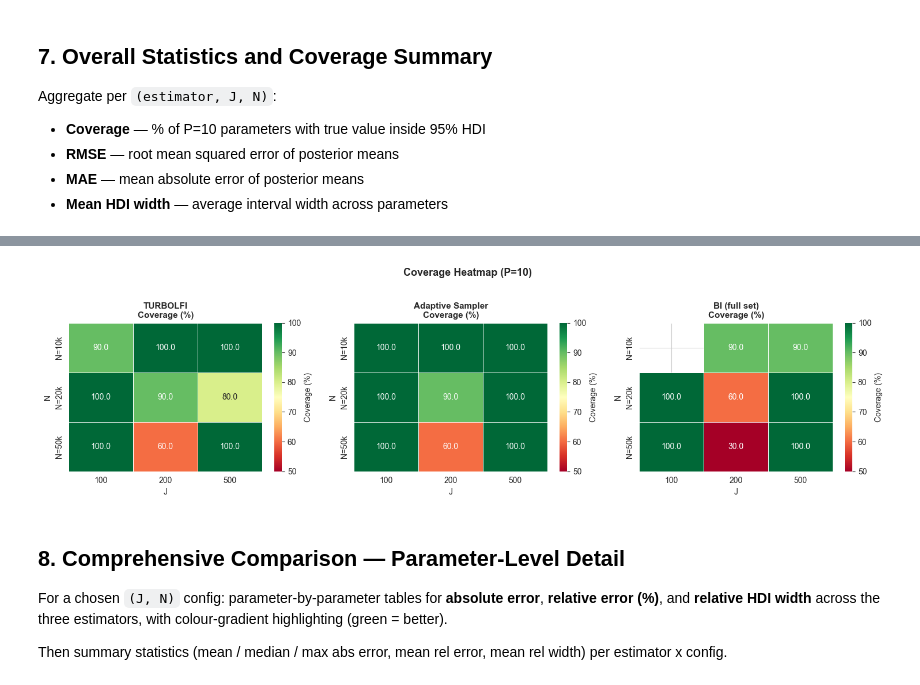
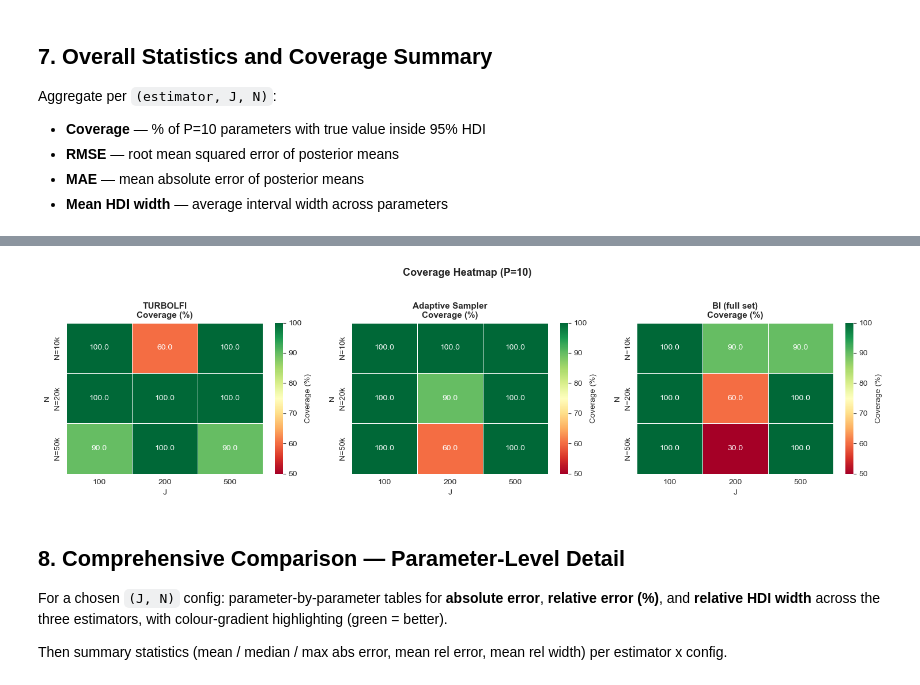
Before and after one commit to transp-or/TooManyAlternativesToHandle, a Jupyter notebook: results/compare_all_estimators.ipynb, the cells around one changed output, grey strips where cells are left out. Cells and saved outputs as stored; diff of their text form; code cells hidden in the pictures.

```diff
--- a/results/compare_all_estimators.ipynb
+++ b/results/compare_all_estimators.ipynb
@@ -41,12 +41,13 @@ MLE_SA_CSV = (
     / "mle_sa_comparison_ready_no_starting_betas.csv"
 )
 
-TURBOLFI_RESULTS_DIR = (
-    REPO_ROOT
-    / "results"
-    / "tubolfi_results"
-    / "all"
-)
+# Prefer completed local artifacts; retain the former cluster path as a fallback.
+TURBOLFI_RESULTS_DIR = REPO_ROOT / "TUBOLFI" / "final_result" / "SA"
+if not TURBOLFI_RESULTS_DIR.exists():
+    TURBOLFI_RESULTS_DIR = REPO_ROOT / "results" / "cluster_results" / "fair_budget_selected" / "SA"
+
+# Optional Slurm/GNU-time measurements. The analysis remains usable without it.
+RESOURCE_CSV = REPO_ROOT / "results" / "benchmark_resources.csv"
 
 ADAPTIVE_CSV = (
     REPO_ROOT
@@ -57,7 +58,7 @@ ADAPTIVE_CSV = (
 BI_CSV = (
     REPO_ROOT
     / "results"
-    / "biogeme_BI_m0_parameter_metrics_96.csv"
+    / "biogeme_BI_m0_parameter_metrics_96_p10.csv"
 )
 
 
@@ -1274,7 +1276,7 @@ Aggregate per `(estimator, J, N)`:
 - **MAE** — mean absolute error of posterior means
 - **Mean HDI width** — average interval width across parameters
 # %%
-agg = df_all.groupby(['estimator', 'J', 'N']).agg(
+agg = df_all.groupby(['estimator', 'J', 'N', 'P']).agg(
     coverage    = ('in_hdi',         'mean'),
     rmse        = ('sq_error',        lambda x: np.sqrt(np.mean(x))),
     mae         = ('abs_error',       'mean'),
@@ -1287,11 +1289,29 @@ agg['coverage_pct'] = (agg['coverage'] * 100).round(1)
 agg['rmse']  = agg['rmse'].round(4)
 agg['mae']   = agg['mae'].round(4)
 agg['mean_width'] = agg['mean_width'].round(4)
-agg['mean_rel_w'] = agg['mean_rel_w'].round(4)
+agg['mean_rel_w'] = agg['mean_rel_w'].round(3)
+
+# Join audited resource measurements only when they have been collected.
+resource_keys = ['estimator', 'J', 'N', 'P']
+if RESOURCE_CSV.exists():
+    resources = pd.read_csv(RESOURCE_CSV)
+    if 'estimator' not in resources.columns and 'method' in resources.columns:
+        resources = resources.rename(columns={'method': 'estimator'})
+    missing_resource_keys = set(resource_keys) - set(resources.columns)
+    if missing_resource_keys:
+        raise ValueError(f'{RESOURCE_CSV} is missing key columns: {sorted(missing_resource_keys)}')
+    if resources.duplicated(resource_keys).any():
+        raise ValueError(f'{RESOURCE_CSV} has duplicate resource rows per estimator/J/N/P')
+    agg_with_resources = agg.merge(resources, on=resource_keys, how='left', validate='one_to_one')
+    print(f'Loaded resource measurements from {RESOURCE_CSV}')
+else:
+    agg_with_resources = agg.copy()
+    print(f'Resource file not found yet: {RESOURCE_CSV}; showing accuracy diagnostics only.')
 
 print("=" * 75)
-print("AGGREGATED METRICS BY ESTIMATOR x CONFIG")
+print("SINGLE-DGP METRICS BY ESTIMATOR x CONFIG")
 print("=" * 75)
-display(agg.sort_values(['J', 'N', 'estimator'])
-            [['estimator', 'J', 'N', 'n_params', 'coverage_pct', 'rmse', 'mae', 'mean_rel_w']])
+metric_cols = ['estimator', 'J', 'N', 'P', 'n_params', 'coverage_pct', 'rmse', 'mae', 'mean_width', 'mean_rel_w']
+resource_display_cols = [c for c in ['elapsed_s', 'total_cpu_s', 'max_rss_kb', 'alloc_cpus', 'requested_mem_gb'] if c in agg_with_resources.columns]
+display(agg_with_resources.sort_values(['J', 'N', 'P', 'estimator'])[metric_cols + resource_display_cols])
 # %% [output]
@@ -1318,31 +1339,31 @@ AGGREGATED METRICS BY ESTIMATOR x CONFIG
 # %%
 #  Coverage heatmaps per estimator
 estimators_present = [e for e in ['TURBOLFI', 'AdaptiveSampler', 'BI'] if e in agg['estimator'].unique()]
 n_est = len(estimators_present)
 fig, axes = plt.subplots(1, n_est, figsize=(5 * n_est, 4))
 if n_est == 1:
     axes = [axes]
 
 for ax, est in zip(axes, estimators_present):
-    sub = agg[agg['estimator'] == est]
+    sub = agg[(agg['estimator'] == est) & (agg['P'] == 10)]
     if sub.empty:
         ax.set_visible(False)
         continue
     pivot = sub.pivot(index='N', columns='J', values='coverage_pct')
     pivot.index = [f"N={n//1000}k" for n in pivot.index]
     sns.heatmap(pivot, annot=True, fmt='.1f', cmap='RdYlGn',
                 vmin=50, vmax=100, ax=ax,
                 cbar_kws={'label': 'Coverage (%)'},
                 linewidths=0.5)
     ax.set_title(f'{ESTIMATOR_LABELS.get(est, est)}\nCoverage (%)', fontsize=11, fontweight='bold')
     ax.set_xlabel('J', fontsize=10)
     ax.set_ylabel('N', fontsize=10)
 
 plt.suptitle('Coverage Heatmap (P=10)', fontsize=13, fontweight='bold', y=1.03)
 plt.tight_layout()
 plt.show()
 # %% [output]
-[figure, old version]
+[figure, new version]
 # %% [markdown]
 ## 8. Comprehensive Comparison — Parameter-Level Detail
 
```
Also changed, not shown: parts of 16 cells of this notebook, 7 other files.
